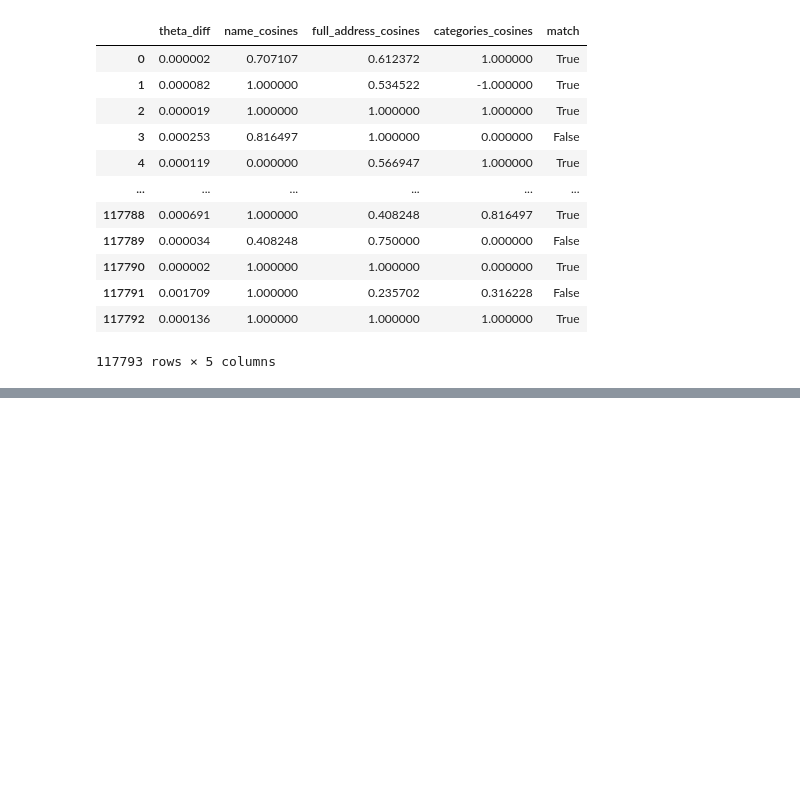
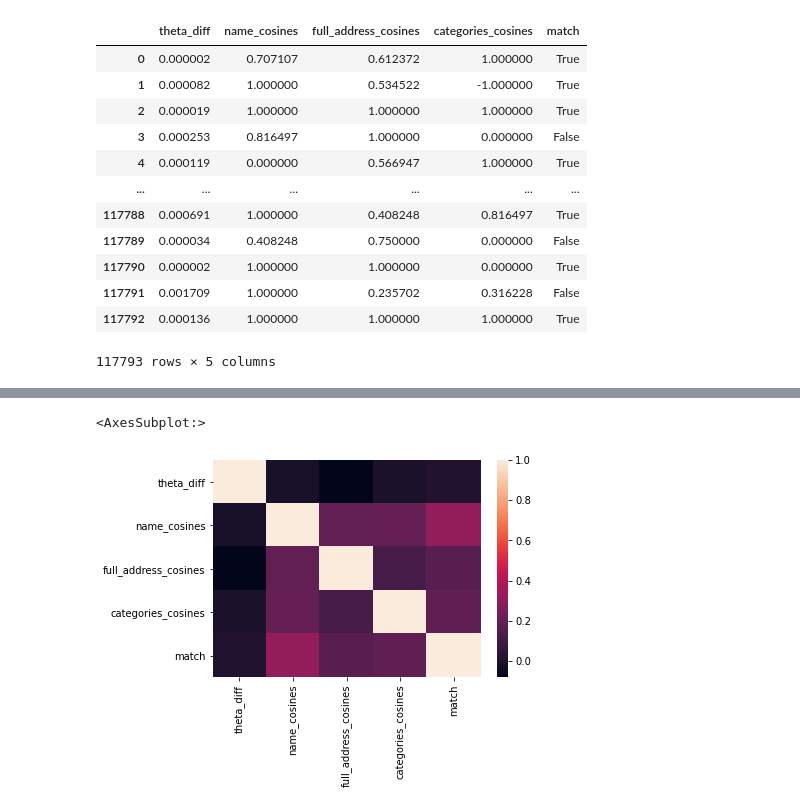
Before and after one commit to gormantt/foursquare-location-matching, a Jupyter notebook: tim_code/eda/2022.05.20_pairs_logistic_regression.ipynb, the cells around one changed output, grey strips where cells are left out. Drawn from its saved outputs; the diff is of its cells as text; code cells hidden in the pictures; blank space fills up the shorter version.

```diff
--- a/tim_code/eda/2022.05.20_pairs_logistic_regression.ipynb
+++ b/tim_code/eda/2022.05.20_pairs_logistic_regression.ipynb
@@ -179,13 +179,16 @@ memory usage: 62.4+ MB
 #                                         np.cos(np.radians(pairs_reduced['longitude_1']-pairs_reduced['longitude_2']))
 #                                        )
 # %%
-pairs_reduced['theta_diff'] = np.arctan(np.sqrt(
+pairs_reduced['theta_diff'] = np.abs(np.arctan(np.sqrt(
     (np.cos(np.radians(pairs_reduced['latitude_2']))*np.sin(np.radians(pairs_reduced['longitude_1']-pairs_reduced['longitude_2'])))**2 +
         (np.cos(np.radians(pairs_reduced['latitude_1']))*np.sin(np.radians(pairs_reduced['latitude_2']))-
             np.sin(np.radians(pairs_reduced['latitude_1']))*np.cos(np.radians(pairs_reduced['latitude_2']))*np.cos(np.radians(pairs_reduced['longitude_1']-pairs_reduced['longitude_2'])))**2
-)/
+                                                )/
     (np.sin(np.radians(pairs_reduced['latitude_1']))*np.sin(np.radians(pairs_reduced['latitude_2']))+
-        np.cos(np.radians(pairs_reduced['latitude_1']))*np.cos(np.radians(pairs_reduced['latitude_2']))*np.cos(np.radians(pairs_reduced['longitude_1']-pairs_reduced['longitude_2']))))
+        np.cos(np.radians(pairs_reduced['latitude_1']))*np.cos(np.radians(pairs_reduced['latitude_2']))*np.cos(np.radians(pairs_reduced['longitude_1']-pairs_reduced['longitude_2']))
+    )
+                                               )
+                                      )
 # %% [output]
 A value is trying to be set on a copy of a slice from a DataFrame.
 Try using .loc[row_indexer,col_indexer] = value instead
@@ -430,0 +471,7 @@ pairs_final_diffed_us
+# %%
+pairs_corr = pairs_final_diffed_us.corr()
+# %%
+sns.heatmap(pairs_corr)
+# %% [output]
+<AxesSubplot:>
+[figure, added]
```
Also changed, not shown: parts of 20 cells of this notebook, 6 other files.
